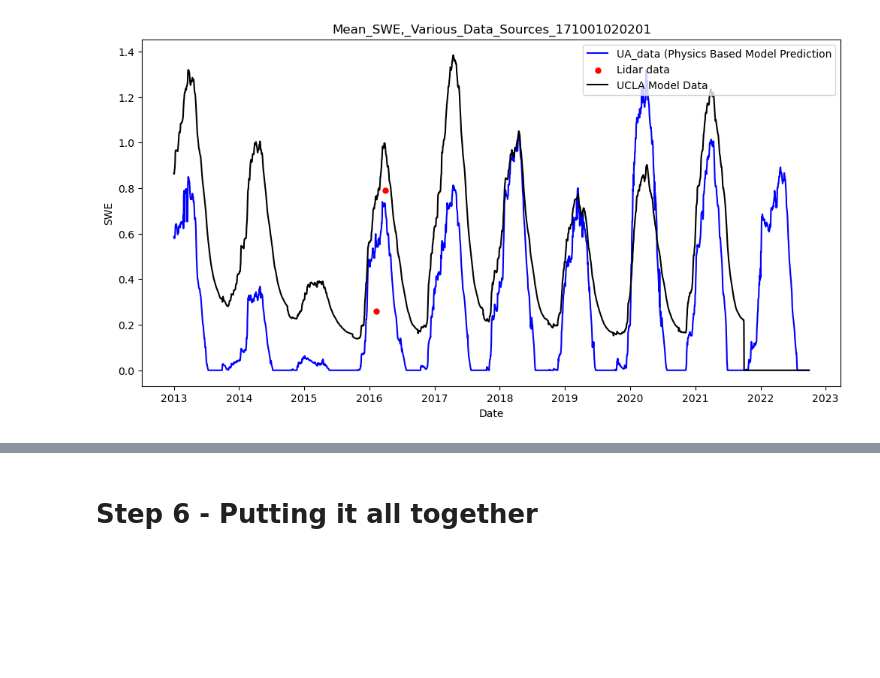
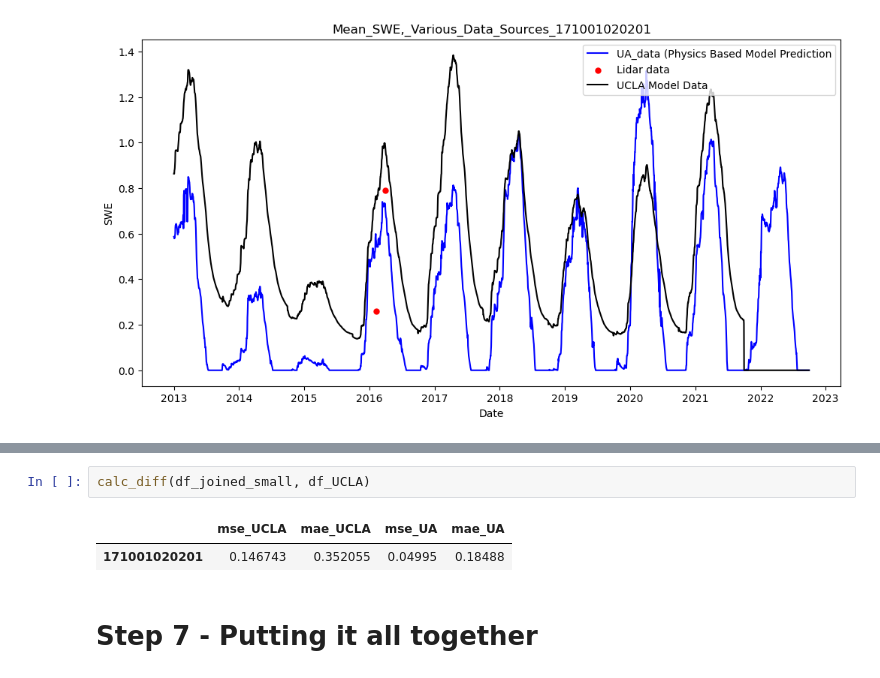
Before and after one commit to DSHydro/SnowML, a Jupyter notebook: notebooks/Region17/Olympics_Compare.ipynb, the cells around one changed output, grey strips where cells are left out. Cells and saved outputs as stored; diff of their text form; blank space fills up the shorter version.

```diff
--- a/notebooks/Region17/Olympics_Compare.ipynb
+++ b/notebooks/Region17/Olympics_Compare.ipynb
@@ -203,4 +231,9 @@ plt.close()
+# %%
+calc_diff(df_joined_small, df_UCLA)
+# %% [output]
+|  | mse_UCLA | mae_UCLA | mse_UA | mae_UA |
+| 171001020201 | 0.146743 | 0.352055 | 0.04995 | 0.18488 |
 # %% [markdown]
-# Step 6 - Putting it all together
+# Step 7 - Putting it all together
 # %%
 def plot_all(huc_list, filter_date_start = "2013-01-01"):
```
Also changed, not shown: parts of 9 cells of this notebook, 1 other file.
